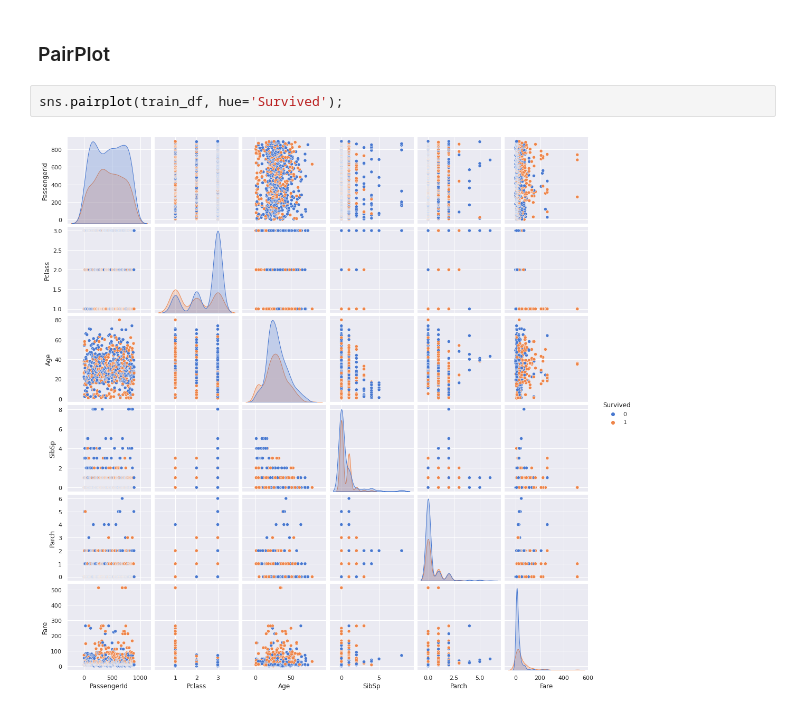
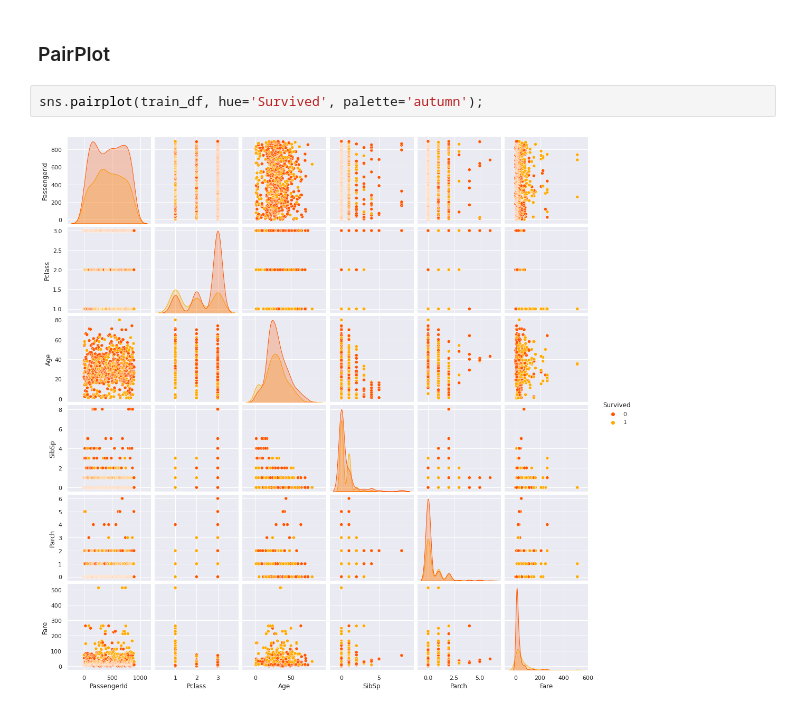
Before and after one commit to SatyaRay003/Titanic-Survival-Prediction, a Jupyter notebook: Titanic_EDA.ipynb, the cells around one changed output. Saved outputs shown, nothing was run; the diff lists cells and outputs as text.

```diff
--- a/Titanic_EDA.ipynb
+++ b/Titanic_EDA.ipynb
@@ -780,6 +791,6 @@ sns.catplot(x="Fare", y="Embarked",
 # %% [markdown]
 ### PairPlot
 # %%
-sns.pairplot(train_df, hue='Survived');
+sns.pairplot(train_df, hue='Survived', palette='autumn');
 # %% [output]
-[figure, old version]
+[figure, new version]
```
Also changed, not shown: parts of 15 cells of this notebook.
